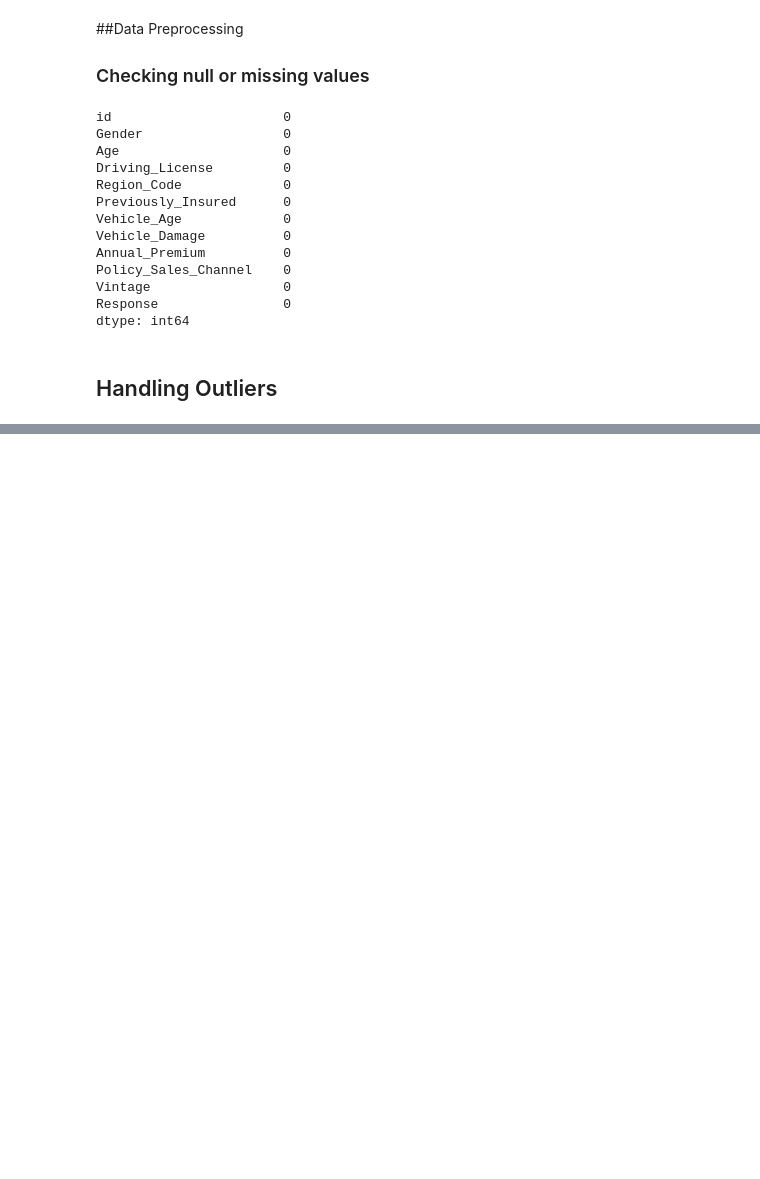
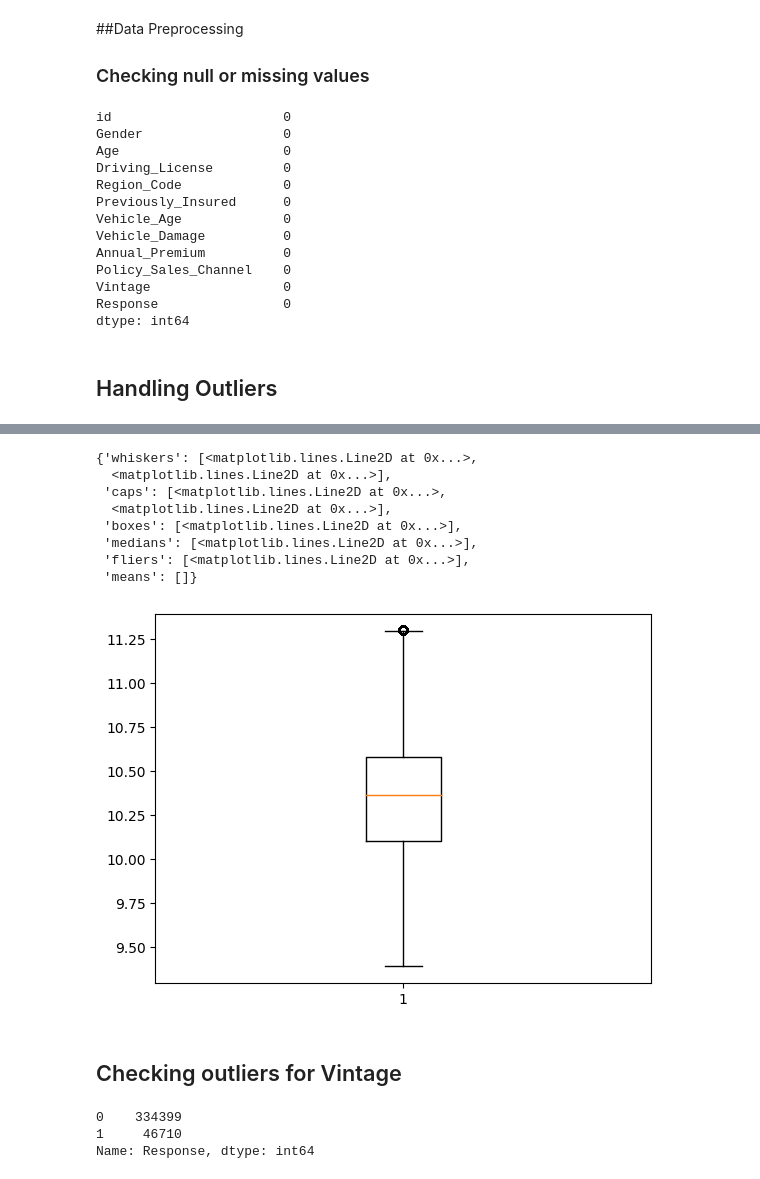
Before and after one commit to rajkumarshedage/Health-Insurance-Cross-Sell-Prediction, a Jupyter notebook: Health_Insurance_Cross_Sell_Prediction_.ipynb, the cells around one changed output, grey strips where cells are left out. Drawn from its saved outputs; the diff is of its cells as text; code cells hidden in the pictures; blank space fills up the shorter version.

```diff
--- a/Health_Insurance_Cross_Sell_Prediction_.ipynb
+++ b/Health_Insurance_Cross_Sell_Prediction_.ipynb
@@ -1119,0 +1139,4 @@ def iqr_whisker(data):
+# %%
+## Applying log transformation
+
+df['Annual_Premium'] = np.log(df['Annual_Premium'])
@@ -1119,0 +1161,25 @@ def iqr_whisker(data):
+# %%
+## handling outliers
+
+df.loc[df['Annual_Premium']>11.3,'Annual_Premium'] = 11.3
+df.loc[df['Annual_Premium']<9.39,'Annual_Premium'] = 9.39
+# %%
+plt.boxplot(df['Annual_Premium'])
+# %% [output]
+{'whiskers': [<matplotlib.lines.Line2D at 0x...>,
+  <matplotlib.lines.Line2D at 0x...>],
+ 'caps': [<matplotlib.lines.Line2D at 0x...>,
+  <matplotlib.lines.Line2D at 0x...>],
+ 'boxes': [<matplotlib.lines.Line2D at 0x...>],
+ 'medians': [<matplotlib.lines.Line2D at 0x...>],
+ 'fliers': [<matplotlib.lines.Line2D at 0x...>],
+ 'means': []}
+[figure, added]
+# %% [markdown]
+## Checking outliers for Vintage
+# %%
+df["Response"].value_counts()
+# %% [output]
+0    334399
+1     46710
+Name: Response, dtype: int64
```
Also changed, not shown: parts of 16 cells of this notebook.
